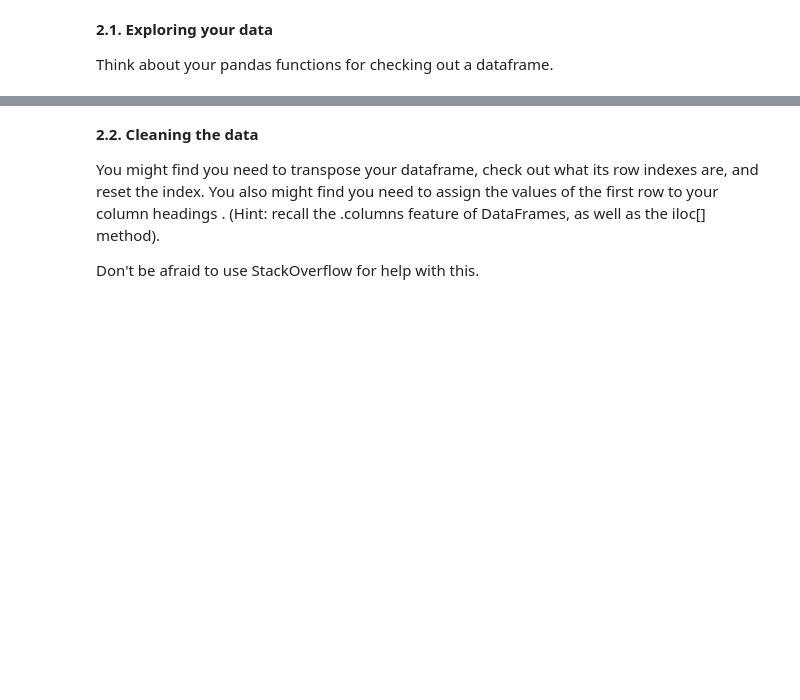
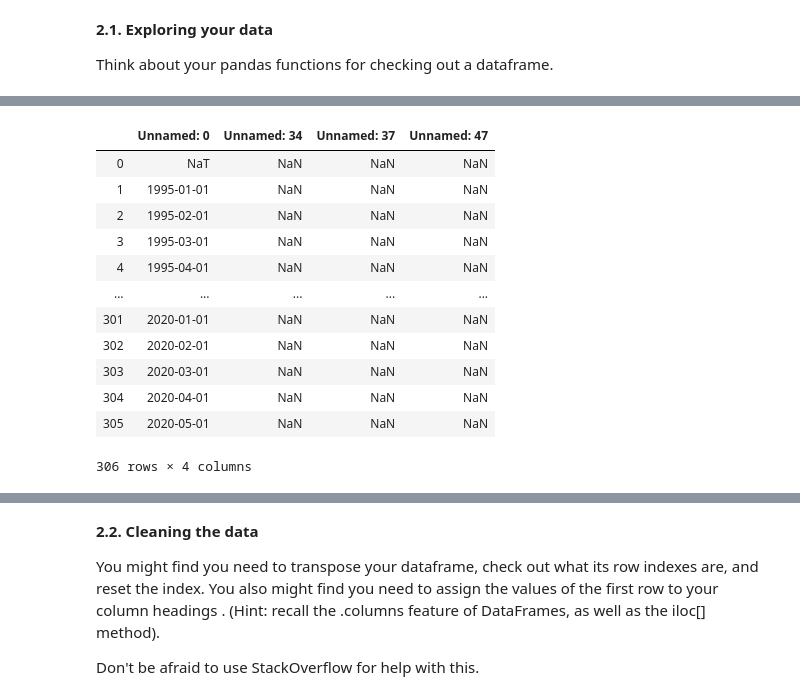
Before and after one commit to cogentdom/LondonHousing, a Jupyter notebook: Unit 4 Challenge - Tier 3.ipynb, the cells around one changed output, grey strips where cells are left out. Cells and saved outputs as stored; diff of their text form; code cells hidden in the pictures; blank space fills up the shorter version.

```diff
--- a/Unit 4 Challenge - Tier 3.ipynb
+++ b/Unit 4 Challenge - Tier 3.ipynb
@@ -154,0 +155,16 @@ properties.tail()
+# %%
+properties.loc[:,['Unnamed: 0', 'Unnamed: 34', 'Unnamed: 37', 'Unnamed: 47']]
+# %% [output]
+|  | Unnamed: 0 | Unnamed: 34 | Unnamed: 37 | Unnamed: 47 |
+| 0 | NaT | NaN | NaN | NaN |
+| 1 | 1995-01-01 | NaN | NaN | NaN |
+| 2 | 1995-02-01 | NaN | NaN | NaN |
+| 3 | 1995-03-01 | NaN | NaN | NaN |
+| 4 | 1995-04-01 | NaN | NaN | NaN |
+| ... | ... | ... | ... | ... |
+| 301 | 2020-01-01 | NaN | NaN | NaN |
+| 302 | 2020-02-01 | NaN | NaN | NaN |
+| 303 | 2020-03-01 | NaN | NaN | NaN |
+| 304 | 2020-04-01 | NaN | NaN | NaN |
+| 305 | 2020-05-01 | NaN | NaN | NaN |
+306 rows × 4 columns
```
Also changed, not shown: parts of 9 cells of this notebook.
